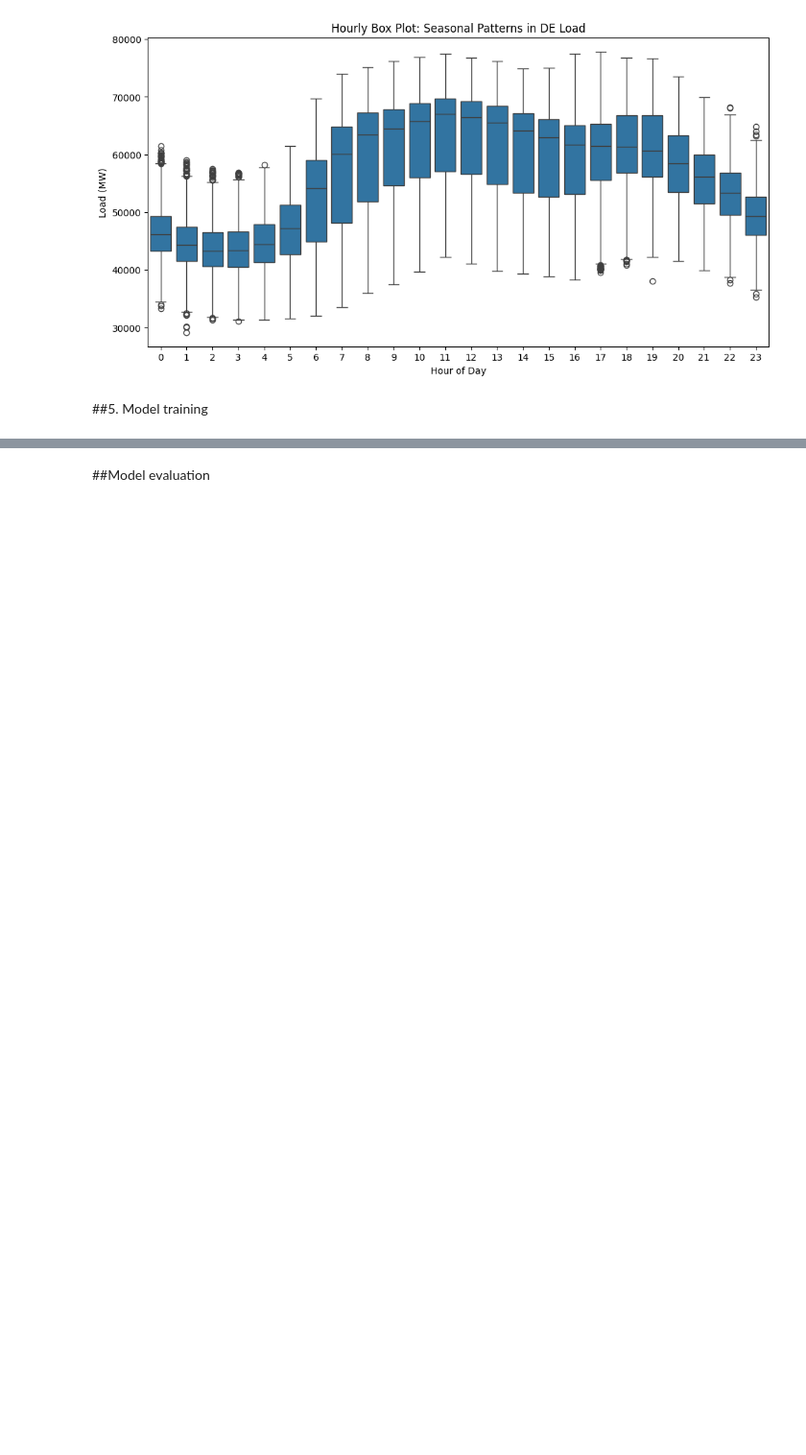
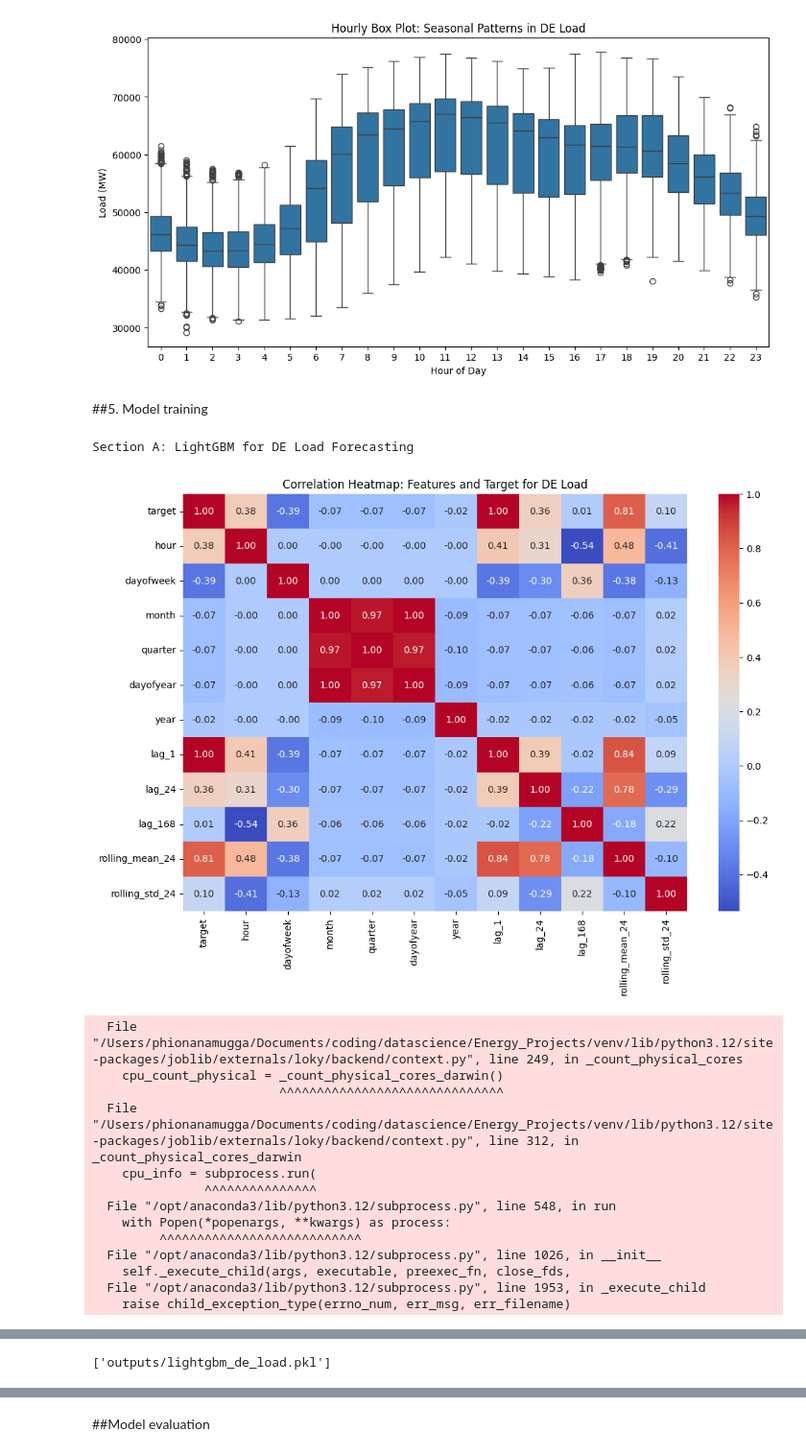
Before and after one commit to Phionanamugga/Energy_Projects, a Jupyter notebook: load_forecasting.ipynb, the cells around one changed output, grey strips where cells are left out. Shown: that part at 96% size. Drawn from its saved outputs; the diff is of its cells as text; code cells hidden in the pictures; blank space fills up the shorter version.

```diff
--- a/load_forecasting.ipynb
+++ b/load_forecasting.ipynb
@@ -316,3 +316,75 @@ plt.show()
 [figure]
 # %% [markdown]
 ##5. Model training
+# %%
+# Section A: LightGBM pipeline for Germany (DE) load forecasting
+mlflow.start_run(run_name="LightGBM_DE_Load")
+print("Section A: LightGBM for DE Load Forecasting")
+
+# Prepare DE load data
+de_load = df['DE_load_actual_entsoe_transparency'].dropna().to_frame(name='target')
+de_load = create_features(de_load)
+
+# Added: 3. Correlation heatmap of features (feature analysis)
+plt.figure(figsize=(12,8))
+sns.heatmap(de_load.corr(), annot=True, cmap='coolwarm', fmt='.2f')
+plt.title('Correlation Heatmap: Features and Target for DE Load')
+plt.show()
+
+# Split data
+train_size = int(len(de_load) * 0.8)
+train = de_load.iloc[:train_size]
+test = de_load.iloc[train_size:]
+
+X_train = train.drop('target', axis=1)
+y_train = train['target']
+X_test = test.drop('target', axis=1)
+y_test = test['target']
+
+# Pipeline
+pipeline = Pipeline([
+    ('scaler', StandardScaler()),
+    ('model', lgb.LGBMRegressor(objective='regression', num_leaves=31, learning_rate=0.05, n_estimators=100))
+])
+
+# Cross-validation
+tscv = TimeSeriesSplit(n_splits=5)
+cv_scores = []
+for train_idx, val_idx in tscv.split(X_train):
+    X_cv_train, X_cv_val = X_train.iloc[train_idx], X_train.iloc[val_idx]
+    y_cv_train, y_cv_val = y_train.iloc[train_idx], y_train.iloc[val_idx]
+    pipeline.fit(X_cv_train, y_cv_train)
+    preds = pipeline.predict(X_cv_val)
+    mae = mean_absolute_error(y_cv_val, preds)
+    cv_scores.append(mae)
+
+mlflow.log_metric("cv_mae_avg", np.mean(cv_scores))
+
+# Fit on full train
+pipeline.fit(X_train, y_train)
+preds = pipeline.predict(X_test)
+mae = mean_absolute_error(y_test, preds)
+rmse = np.sqrt(mean_squared_error(y_test, preds))
+mlflow.log_metrics({"test_mae": mae, "test_rmse": rmse})
+
+# Log model
+mlflow.lightgbm.log_model(pipeline.named_steps['model'], "model")
+
+# Save model
+joblib.dump(pipeline, OUTPUT_DIR / 'lightgbm_de_load.pkl')
+# %% [output]
+Section A: LightGBM for DE Load Forecasting
+[figure, added]
+  File "/Users/phionanamugga/Documents/coding/datascience/Energy_Projects/venv/lib/python3.12/site-packages/joblib/externals/loky/backend/context.py", line 249, in _count_physical_cores
+    cpu_count_physical = _count_physical_cores_darwin()
+                         ^^^^^^^^^^^^^^^^^^^^^^^^^^^^^^
+  File "/Users/phionanamugga/Documents/coding/datascience/Energy_Projects/venv/lib/python3.12/site-packages/joblib/externals/loky/backend/context.py", line 312, in _count_physical_cores_darwin
+    cpu_info = subprocess.run(
+               ^^^^^^^^^^^^^^^
+  File "/opt/anaconda3/lib/python3.12/subprocess.py", line 548, in run
+    with Popen(*popenargs, **kwargs) as process:
+         ^^^^^^^^^^^^^^^^^^^^^^^^^^^
+  File "/opt/anaconda3/lib/python3.12/subprocess.py", line 1026, in __init__
+    self._execute_child(args, executable, preexec_fn, close_fds,
+  File "/opt/anaconda3/lib/python3.12/subprocess.py", line 1953, in _execute_child
+    raise child_exception_type(errno_num, err_msg, err_filename)
@@ -318,0 +410 @@ plt.show()
+['outputs/lightgbm_de_load.pkl']
```
Also changed, not shown: parts of 2 cells of this notebook.
